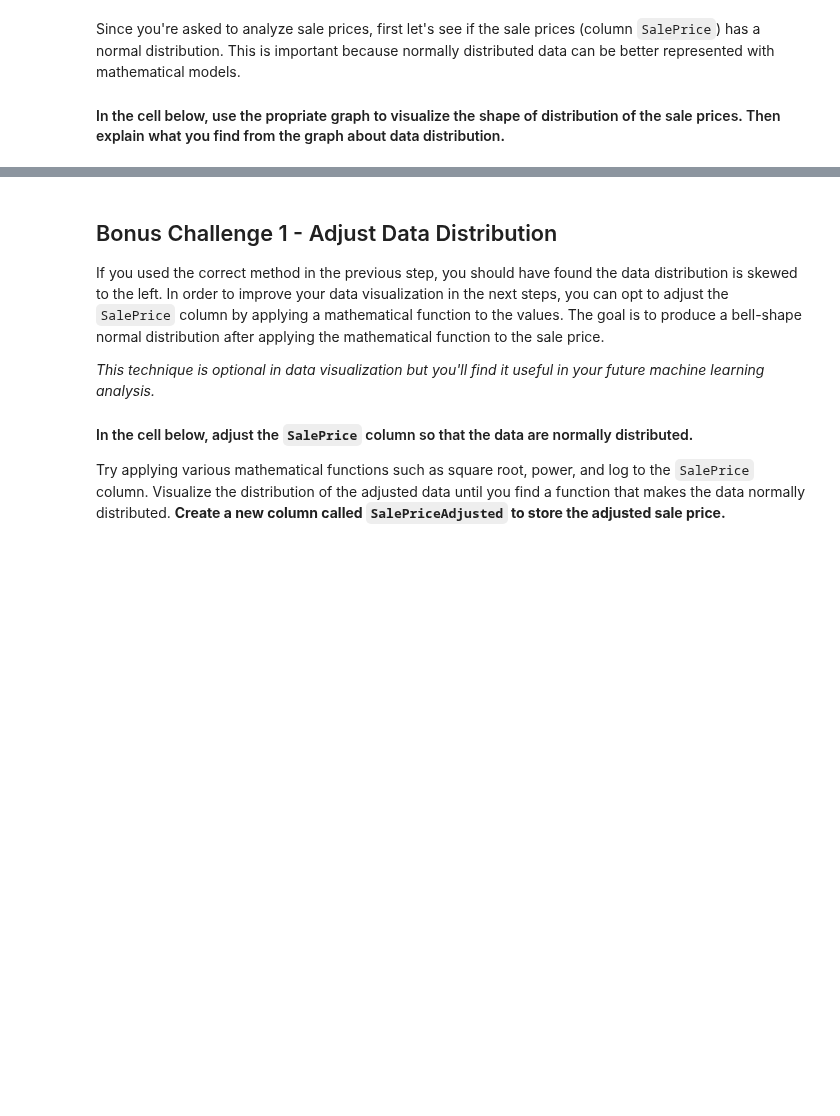
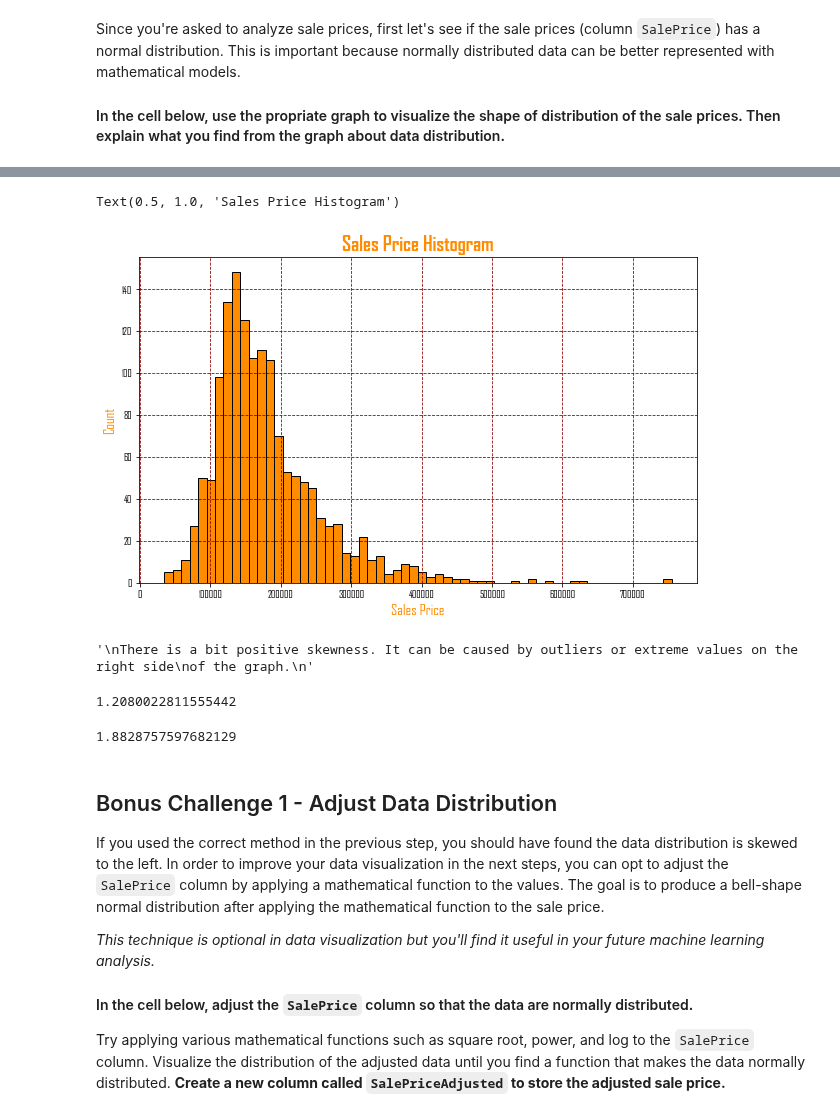
Before and after one commit to paoloironhack/data_analytics062020, a Jupyter notebook: labs/module_2/27-Storytelling-Data-Viz/your-code/main.ipynb, the cells around one changed output, grey strips where cells are left out. Cells and saved outputs as stored; diff of their text form; code cells hidden in the pictures; blank space fills up the shorter version.

```diff
--- a/labs/module_2/27-Storytelling-Data-Viz/your-code/main.ipynb
+++ b/labs/module_2/27-Storytelling-Data-Viz/your-code/main.ipynb
@@ -57,3 +104,56 @@ Since you're asked to analyze sale prices, first let's see if the sale prices (c
+# %%
+'''
+by using matplotlib histogram plot;
+'''
+plt.rcParams["figure.figsize"]=(10,6)
+plt.rcParams["font.family"] = "agency fb"
+plt.hist(df["SalePrice"],color="darkorange",lw=1,edgecolor="k",bins=60)
+plt.grid(True,color="darkred",linestyle="--")
+plt.xlabel("Sales Price",size=15,color="darkorange")
+plt.ylabel("Count",size=15,color="darkorange")
+plt.title("Sales Price Histogram",size=20,fontweight="bold",color="darkorange")
+# %% [output]
+Text(0.5, 1.0, 'Sales Price Histogram')
+[figure, added]
+# %%
+df[["SalePrice"]].describe()
+'''
+Mean: 180921.195890
+Median: 163000.000000
+'''
+# your comment here
+'''
+There is a bit positive skewness. It can be caused by outliers or extreme values on the right side
+of the graph.
+'''
+# %% [output]
+'\nThere is a bit positive skewness. It can be caused by outliers or extreme values on the right side\nof the graph.\n'
+# %%
+df_skew = df[df["SalePrice"]<500000]
+df_skew
+df_skew["SalePrice"].skew()
+# %% [output]
+1.2080022811555442
+# %%
+'''
+If the skewness is between -0.5 and 0.5, the data are fairly symmetrical.
+
+If the skewness is between -1 and -0.5(negatively skewed) or between 0.5
+and 1(positively skewed), the data are moderately skewed.
+
+If the skewness is less than -1(negatively skewed) or greater than 1(positively skewed),
+the data are highly skewed.
+
+
+Based on above information if skewness is greater than -1 or +1, then it means data is highly
+skewed.
+
+In our ex, skewness is 1.8 which means it is highly skewed.
+'''
+
+df["SalePrice"].skew()
+# %% [output]
+1.8828757597682129
 # %% [markdown]
 ## Bonus Challenge 1 - Adjust Data Distribution
 
```
Also changed, not shown: parts of 22 cells of this notebook.
